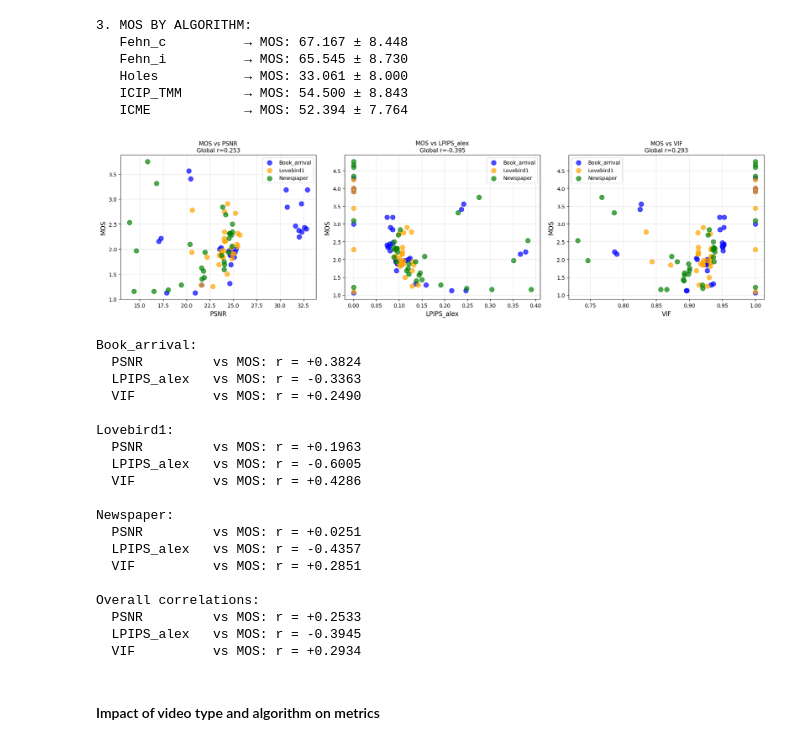
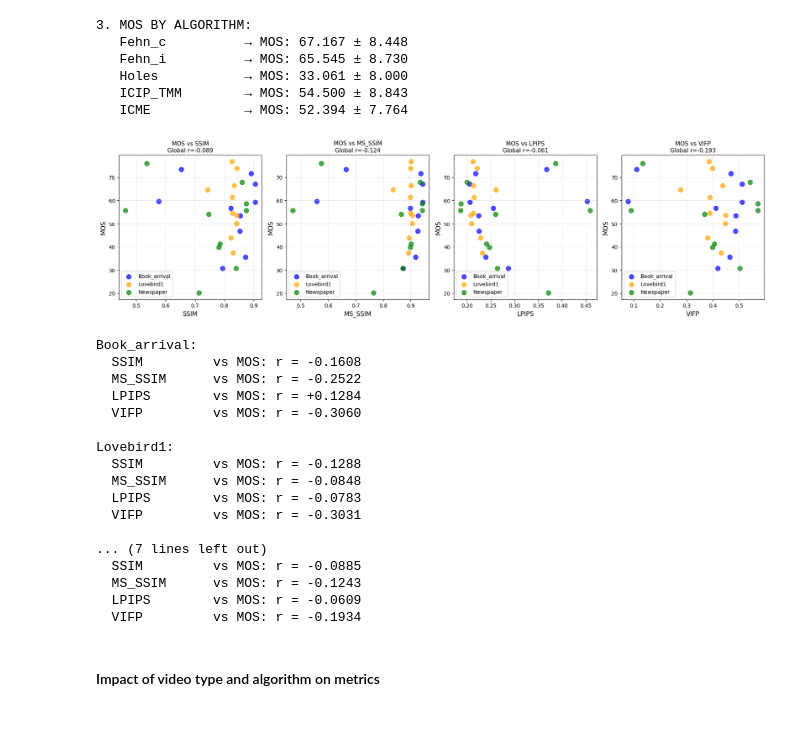
Before and after one commit to marrryzebwjq/Quality-of-Experience, a Jupyter notebook: samviq_analysis.ipynb, the cells around one changed output. Cells and saved outputs as stored; diff of their text form; code cells hidden in the pictures.

Commit message:
add column source

```diff
--- a/samviq_analysis.ipynb
+++ b/samviq_analysis.ipynb
@@ -114,18 +121,24 @@ print(f"{len(original_videos_dict)} original videos found")
 9 original videos found
 # %%
 df['Video_path'] = pd.Series(dtype=str)
+df['Source'] = pd.Series(dtype=str)
 not_found = 0
+
 for index, row in df.iterrows():
 
+    # find video path
     originals = 'Left'
     video_name = row['video']
     condition = row['condition']
     video_path = find_video(originals, video_name, condition, data)
     df.at[index, 'Video_path'] = video_path if video_path else None
 
+    # find name of source video
     to_cam_position, video_label = video_name.split('_', 1)
-    if video_label == "Lovebird": video_label = "Lovebird1"
+    source_name = sources.get(video_label, None)
+    df.at[index, 'Source'] = source_name
 
+    # find path of original and predicted videos
     match = re.search(r'(\d+)_to_(\d+)', video_path)
     if match:
         from_cam = int(match.group(1))
@@ -133,13 +146,13 @@ for index, row in df.iterrows():
         df.at[index, "from_cam"] = from_cam
         df.at[index, "to_cam"] = to_cam
 
-        key_from = (video_label, from_cam)
+        key_from = (source_name, from_cam)
         df.at[index, "from_video_path"] = original_videos_dict.get(key_from, None)
         if df.at[index, "from_video_path"] is None:
             print(f"Original video not found for {key_from} (from_cam)")
             not_found += 1
 
-        key_to = (video_label, to_cam)
+        key_to = (source_name, to_cam)
         df.at[index, "ref_video_path"] = original_videos_dict.get(key_to, None)
         if df.at[index, "ref_video_path"] is None:
             print(f"Original video not found for {key_to} (to_cam)")
@@ -153,8 +166,6 @@ for index, row in df.iterrows():
 
 
 df.drop(columns=['from_cam', 'to_cam'], inplace=True)
-df = df[['Video_path'] + ["from_video_path", "ref_video_path"] + [col for col in df.columns if col not in ['Video_path', "from_video_path", "ref_video_path"]]]
-print(f"Video paths added")
-print(f"Number of missing video paths: {not_found}")
+df = df[["Video_path", "from_video_path", "ref_video_path", "video", "Source", "condition"] + [col for col in df.columns if col not in ['Video_path', "from_video_path", "ref_video_path", "video", "Source", "condition"]]]
 df.head(10)
 # %% [output]
@@ -1202,69 +1212,62 @@ for algo in sorted(df_metrics['condition'].unique()):
    ICIP_TMM        → MOS: 54.500 ± 8.843
    ICME            → MOS: 52.394 ± 7.764
 # %%
-###### Side note : for the presentation we forgot to mention that we saw
-###### the content is absolutely not related to the 'noise' that we tried to understand
-###### and we thought that it wasn't relevant to show that the source doesn't not answer to our question
-
-
-fig, axes = plt.subplots(1, 3, figsize=(18, 5))
+fig, axes = plt.subplots(1, 4, figsize=(18, 5))
 
 # Couleurs par source
 colors = {'Book_arrival': 'blue', 'Lovebird1': 'orange', 'Newspaper': 'green'}
 
-for idx, metric in enumerate(['PSNR', 'LPIPS_alex', 'VIF']):
+for idx, metric in enumerate(metrics_to_analyze):
     ax = axes[idx]
 
-    for video_id in sorted(data['Video_ID'].unique()):
-        subset = data[data['Video_ID'] == video_id]
+    for source in sorted(df_metrics['Source'].unique()):
+        subset = df_metrics[df_metrics['Source'] == source]
         ax.scatter(subset[metric], subset['MOS'],
-                  label=video_id, alpha=0.7,
-                  color=colors[video_id], s=80)
+                  label=source, alpha=0.7,
+                  color=colors[source], s=80)
 
-    global_corr = data[[metric, 'MOS']].corr().iloc[0,1]
+    global_corr = df_metrics[[metric, 'MOS']].corr().iloc[0,1]
 
     ax.set_xlabel(metric, fontsize=12)
     ax.set_ylabel('MOS', fontsize=12)
     ax.set_title(f'MOS vs {metric}\nGlobal r={global_corr:.3f}', fontsize=11)
     ax.legend()
     ax.grid(alpha=0.3)
 
 plt.tight_layout()
 plt.show()
 
-for video_id in sorted(data['Video_ID'].unique()):
-    subset = data[data['Video_ID'] == video_id]
-    print(f"\n{video_id}:")
+for source in sorted(df_metrics['Source'].unique()):
+    subset = df_metrics[df_metrics['Source'] == source]
+    print(f"\n{source}:")
 
-    for metric in ['PSNR', 'LPIPS_alex', 'VIF']:
+    for metric in metrics_to_analyze:
         corr = subset[[metric, 'MOS']].corr().iloc[0,1]
         print(f"  {metric:12} vs MOS: r = {corr:+.4f}")
 
 print("\nOverall correlations:")
-for metric in ['PSNR', 'LPIPS_alex', 'VIF']:
-    corr = data[[metric, 'MOS']].corr().iloc[0,1]
+for metric in metrics_to_analyze:
+    corr = df_metrics[[metric, 'MOS']].corr().iloc[0,1]
     print(f"  {metric:12} vs MOS: r = {corr:+.4f}")
 # %% [output]
-[figure, old version]
+[figure, new version]
 Book_arrival:
-  PSNR         vs MOS: r = +0.3824
-  LPIPS_alex   vs MOS: r = -0.3363
-  VIF          vs MOS: r = +0.2490
+  SSIM         vs MOS: r = -0.1608
+  MS_SSIM      vs MOS: r = -0.2522
+  LPIPS        vs MOS: r = +0.1284
+  VIFP         vs MOS: r = -0.3060
 
 Lovebird1:
-  PSNR         vs MOS: r = +0.1963
-  LPIPS_alex   vs MOS: r = -0.6005
-  VIF          vs MOS: r = +0.4286
+  SSIM         vs MOS: r = -0.1288
+  MS_SSIM      vs MOS: r = -0.0848
+  LPIPS        vs MOS: r = -0.0783
+  VIFP         vs MOS: r = -0.3031
 
-Newspaper:
-  PSNR         vs MOS: r = +0.0251
-  LPIPS_alex   vs MOS: r = -0.4357
-  VIF          vs MOS: r = +0.2851
-
-Overall correlations:
-  PSNR         vs MOS: r = +0.2533
-  LPIPS_alex   vs MOS: r = -0.3945
-  VIF          vs MOS: r = +0.2934
+... (7 lines left out)
+  SSIM         vs MOS: r = -0.0885
+  MS_SSIM      vs MOS: r = -0.1243
+  LPIPS        vs MOS: r = -0.0609
+  VIFP         vs MOS: r = -0.1934
 # %% [markdown]
 #### Impact of video type and algorithm on metrics
 # %%
```
Also changed, not shown: parts of 3 cells of this notebook.
